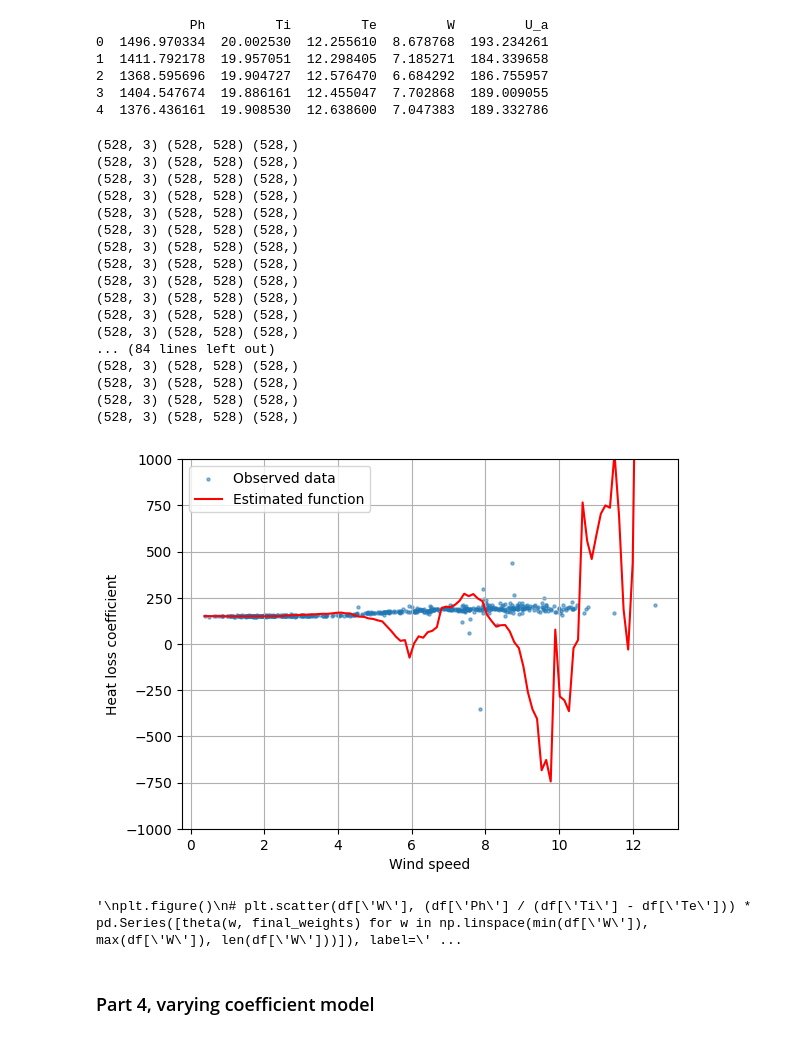
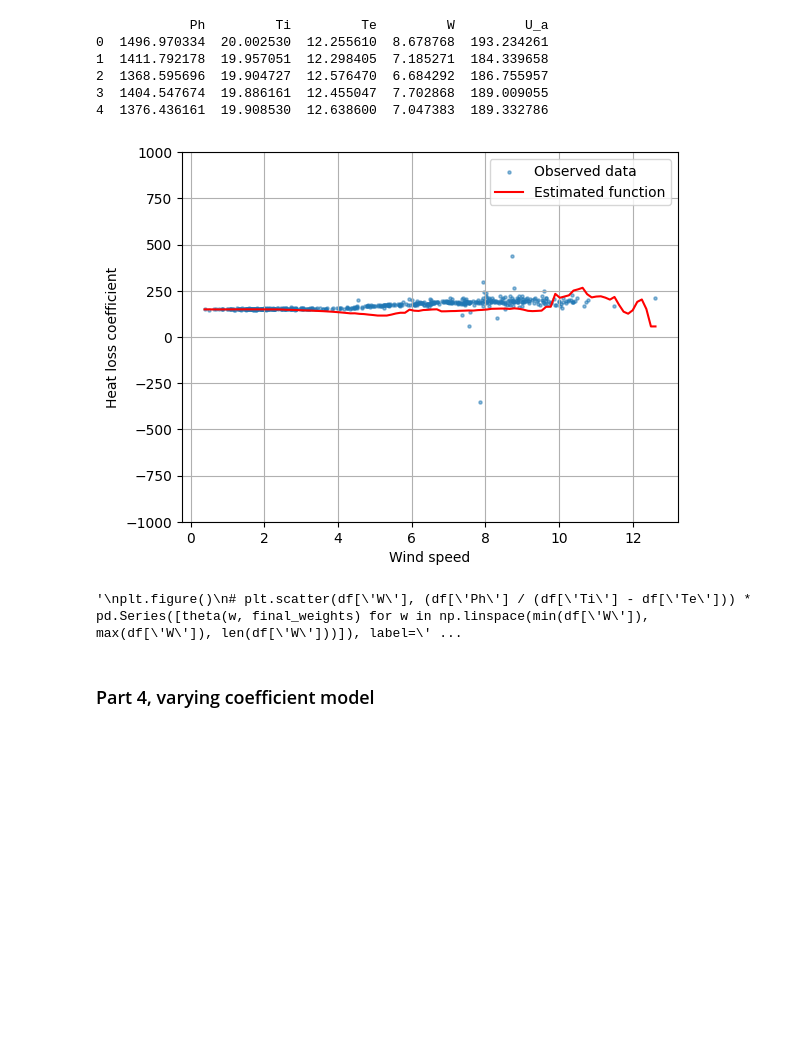
Before and after one commit to gustavn19/advanced_time_series_analysis, a Jupyter notebook: computer_exercise_1-kopi.ipynb, the cells around one changed output. Saved outputs shown, nothing was run; the diff lists cells and outputs as text; code cells hidden in the pictures; blank space fills up the shorter version.

Commit message:
Updated polynomial degree to 1, escalates else

```diff
--- a/computer_exercise_1-kopi.ipynb
+++ b/computer_exercise_1-kopi.ipynb
@@ -317,7 +317,7 @@ def optimization(polynomial_degree, w_span, data, h = 2):
         theta_params_all.append(theta_opt)
     return np.array(theta_params_all)
 
-polynomial_degree = 2
+polynomial_degree = 1
 h = 2
 theta_params_all = optimization(polynomial_degree, w_span, df)
 
@@ -330,51 +330,34 @@ output = []
 for w_idx, w in enumerate(w_span):
     sum = 0
     for power, theta_val in enumerate(theta_params_all[w_idx]):
         sum += theta_val * w ** power
     output.append(sum)
 """
 output_w = [sum(theta_val * w ** power for power, theta_val in enumerate(theta_params_all[w_idx])) for w_idx, w in enumerate(w_span)]
 plt.plot(w_span, output_w, color='red', label="Estimated function")
 plt.ylim([-1000, 1000])
 plt.xlabel('Wind speed')
 plt.ylabel('Heat loss coefficient')
 plt.legend()
 plt.grid(True)
 plt.show()
 
 """
 plt.figure()
 # plt.scatter(df['W'], (df['Ph'] / (df['Ti'] - df['Te'])) * pd.Series([theta(w, final_weights) for w in np.linspace(min(df['W']), max(df['W']), len(df['W']))]), label='Estimated function', s = 10, color = "red")
 plt.scatter(df['W'], df['U_a'], label = "Exact function", s = 5, color = "blue")
 theta_values = np.array(theta_values)
 X_avg = (df['Ph'].mean() / (df['Ti'].mean() - df['Te'].mean()))
 estimated_function = theta_values * X_avg
 plt.plot(w_span, estimated_function, color='red', label='Estimated function')
 plt.xlabel('Wind speed')
 plt.ylabel('Heat loss coefficient')
 plt.legend()
 plt.grid('on')
 plt.show()
 """
 # %% [output]
+[figure, new version]
-(528, 3) (528, 528) (528,)
-(528, 3) (528, 528) (528,)
-(528, 3) (528, 528) (528,)
-(528, 3) (528, 528) (528,)
-(528, 3) (528, 528) (528,)
-(528, 3) (528, 528) (528,)
-(528, 3) (528, 528) (528,)
-(528, 3) (528, 528) (528,)
-(528, 3) (528, 528) (528,)
-(528, 3) (528, 528) (528,)
-(528, 3) (528, 528) (528,)
-(528, 3) (528, 528) (528,)
-... (84 lines left out)
-(528, 3) (528, 528) (528,)
-(528, 3) (528, 528) (528,)
-(528, 3) (528, 528) (528,)
-(528, 3) (528, 528) (528,)
+'\nplt.figure()\n# plt.scatter(df[\'W\'], (df[\'Ph\'] / (df[\'Ti\'] - df[\'Te\'])) * pd.Series([theta(w, final_weights) for w in np.linspace(min(df[\'W\']), max(df[\'W\']), len(df[\'W\']))]), label=\' ...
-[figure, old version]
-'\nplt.figure()\n# plt.scatter(df[\'W\'], (df[\'Ph\'] / (df[\'Ti\'] - df[\'Te\'])) * pd.Series([theta(w, final_weights) for w in np.linspace(min(df[\'W\']), max(df[\'W\']), len(df[\'W\']))]), label=\' ...
 # %% [markdown]
 ### Part 4, varying coefficient model
```
